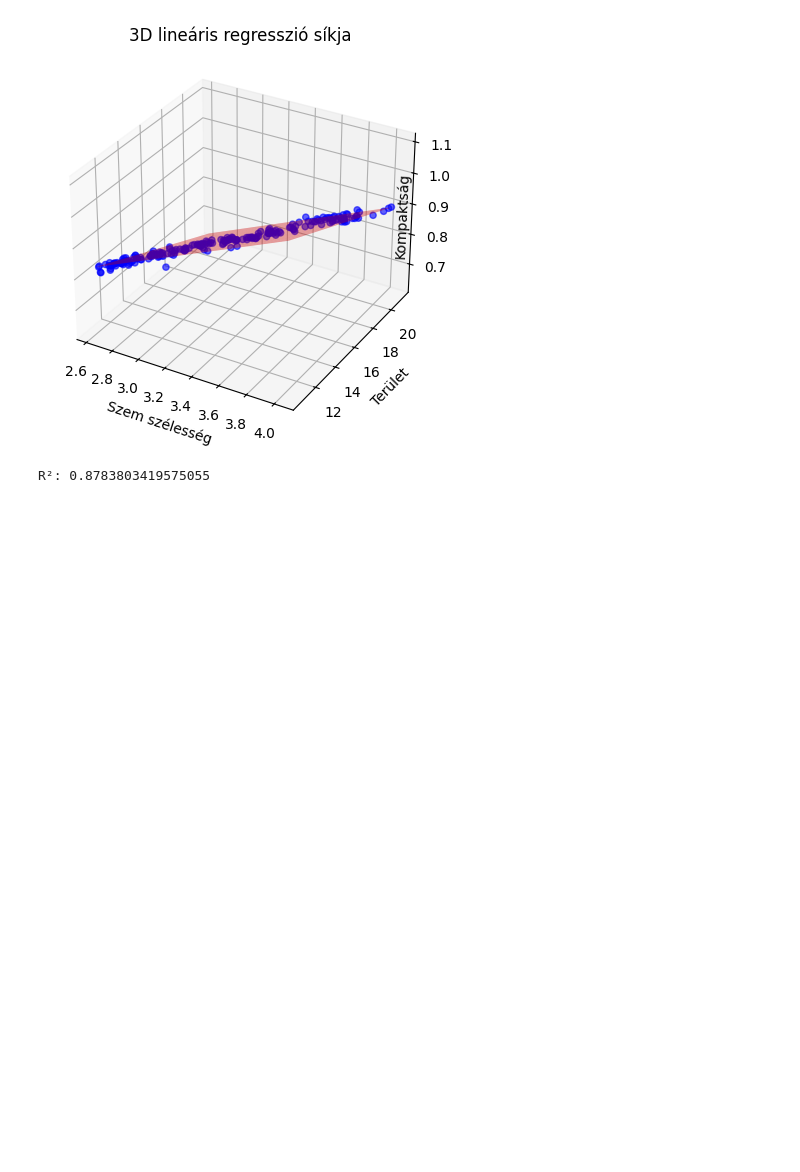
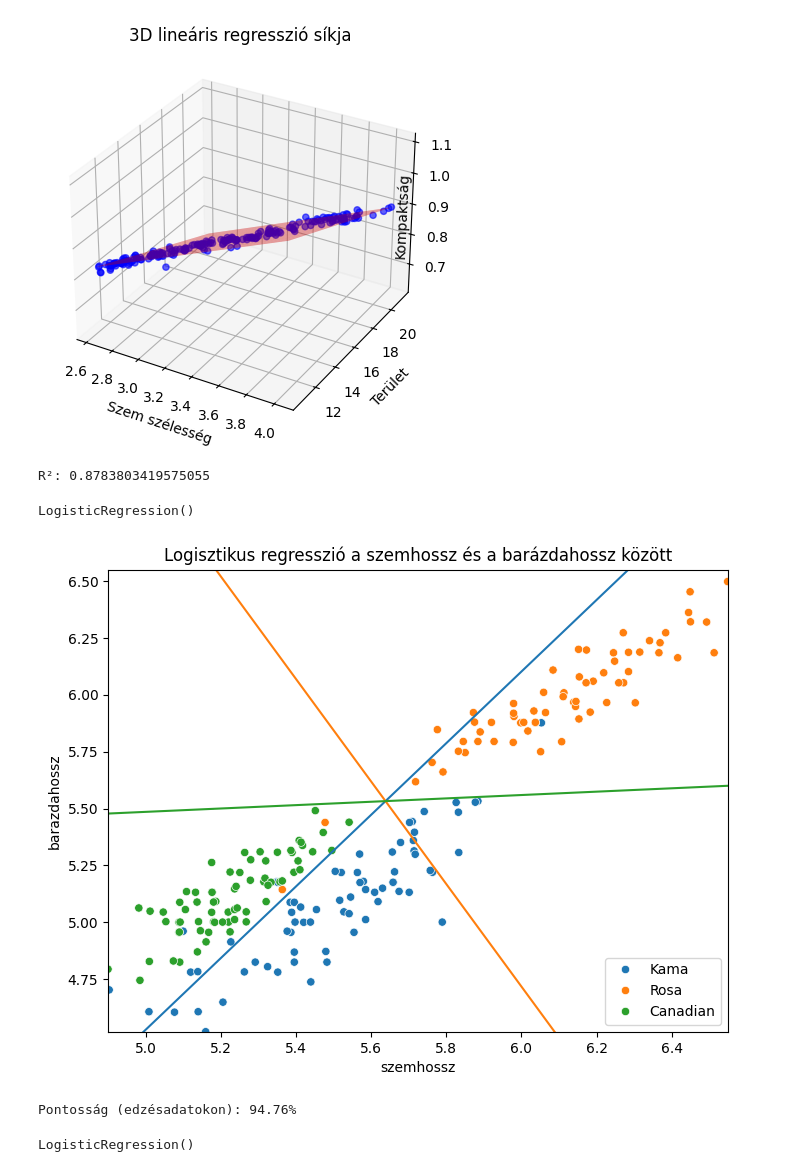
Before and after one commit to lacithelaci/oktatas, a Jupyter notebook: egyetemi_feleves_cuccok/4_szemeszter/big data/beadando/beadando.ipynb, the cells around one changed output. Saved outputs shown, nothing was run; the diff lists cells and outputs as text; code cells hidden in the pictures; blank space fills up the shorter version.

```diff
--- a/egyetemi_feleves_cuccok/4_szemeszter/big data/beadando/beadando.ipynb
+++ b/egyetemi_feleves_cuccok/4_szemeszter/big data/beadando/beadando.ipynb
@@ -264,3 +262,44 @@ r2 = r2_score(df['kompaktsag'], h)
 print("R²:", r2)
 # %% [output]
 R²: 0.8783803419575055
+# %%
+log_regression_x = df[['szemhossz','barazdahossz']].to_numpy()
+log_regression_y = df['buza_fajtaja'].to_numpy()
+reg = LogisticRegression()
+reg.fit(log_regression_x,log_regression_y)
+# %% [output]
+LogisticRegression()
+# %%
+plt.figure(figsize=(8,6))
+sns.scatterplot(x=df['szemhossz'], y=df['barazdahossz'], hue=df['buza_fajtaja'])
+
+# Osztálypárok közötti döntési határok
+for i, j in [(0, 1), (0, 2), (1, 2)]:
+
+    # Döntési határegyenlet kiszámítása
+    theta0 = reg.intercept_[i] - reg.intercept_[j]
+    theta1 = reg.coef_[i, 0] - reg.coef_[j, 0]
+    theta2 = reg.coef_[i, 1] - reg.coef_[j, 1]
+
+    y_vals = -(theta0 + theta1 * df['szemhossz']) / theta2 # logisztikus regresszió y pontjainak a kiszámítása
+    sns.lineplot(x=df['szemhossz'], y=y_vals)
+
+# Tengelyhossz beállítása
+plt.ylim(df['barazdahossz'].min(), df['barazdahossz'].max())
+plt.xlim(df['szemhossz'].min(), df['barazdahossz'].max())
+plt.title('Logisztikus regresszió a szemhossz és a barázdahossz között')
+plt.show()
+# %% [output]
+[figure, added]
+# %%
+accuracy = reg.score(log_regression_x, log_regression_y)
+print(f"Pontosság (edzésadatokon): {accuracy:.2%}")
+# %% [output]
+Pontosság (edzésadatokon): 94.76%
+# %%
+log_regression_x = df[['terulet','asszimetria_egyutthato']].to_numpy()
+log_regression_y = df['buza_fajtaja'].to_numpy()
+reg = LogisticRegression()
+reg.fit(log_regression_x,log_regression_y)
+# %% [output]
+LogisticRegression()
```
Also changed, not shown: parts of 7 cells of this notebook.
